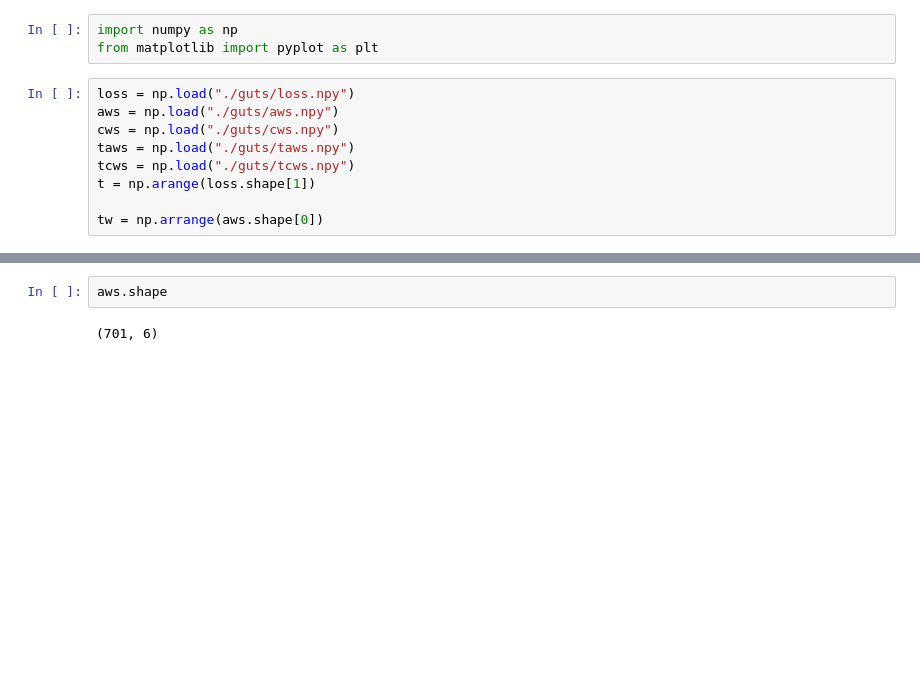
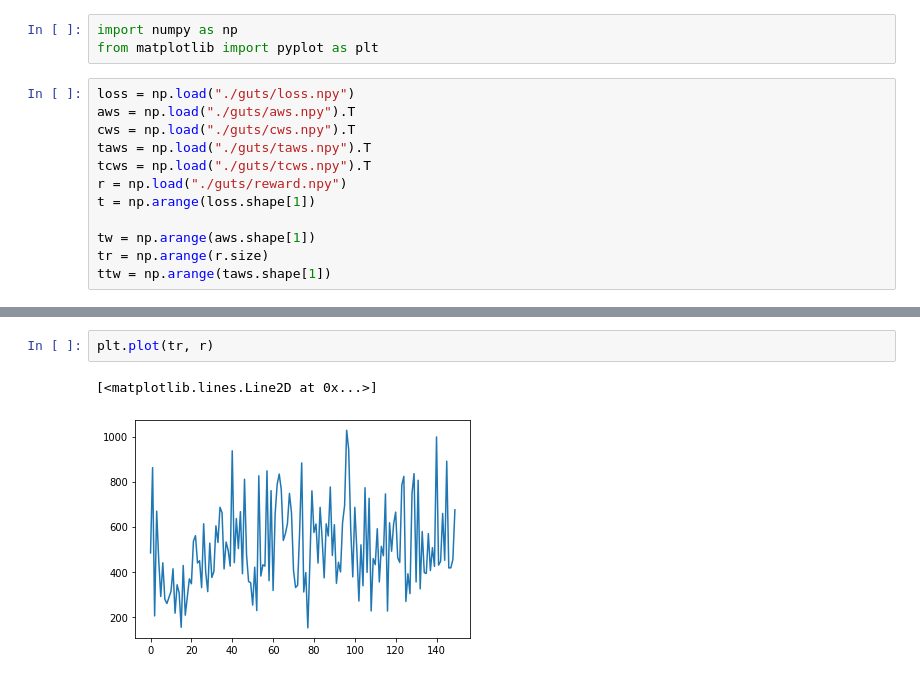
Before and after one commit to viktorvesely/RL_-realny_lebiak-, a Jupyter notebook: DRIFTAK/ANALYSIS.ipynb, the cells around one changed output, grey strips where cells are left out. Saved outputs shown, nothing was run; the diff lists cells and outputs as text; blank space fills up the shorter version.

```diff
--- a/DRIFTAK/ANALYSIS.ipynb
+++ b/DRIFTAK/ANALYSIS.ipynb
@@ -3,12 +3,15 @@ import numpy as np
 from matplotlib import pyplot as plt
 # %%
 loss = np.load("./guts/loss.npy")
-aws = np.load("./guts/aws.npy")
-cws = np.load("./guts/cws.npy")
-taws = np.load("./guts/taws.npy")
-tcws = np.load("./guts/tcws.npy")
+aws = np.load("./guts/aws.npy").T
+cws = np.load("./guts/cws.npy").T
+taws = np.load("./guts/taws.npy").T
+tcws = np.load("./guts/tcws.npy").T
+r = np.load("./guts/reward.npy")
 t = np.arange(loss.shape[1])
 
-tw = np.arrange(aws.shape[0])
+tw = np.arange(aws.shape[1])
+tr = np.arange(r.size)
+ttw = np.arange(taws.shape[1])
 # %%
 plt.plot(t, loss[0])
@@ -23,4 +28,5 @@ plt.plot(t, loss[1])
-# %%
-aws.shape
-# %% [output]
-(701, 6)
+# %%
+plt.plot(tr, r)
+# %% [output]
+[<matplotlib.lines.Line2D at 0x...>]
+[figure, added]
```
Also changed, not shown: parts of 6 cells of this notebook, 11 other files.
